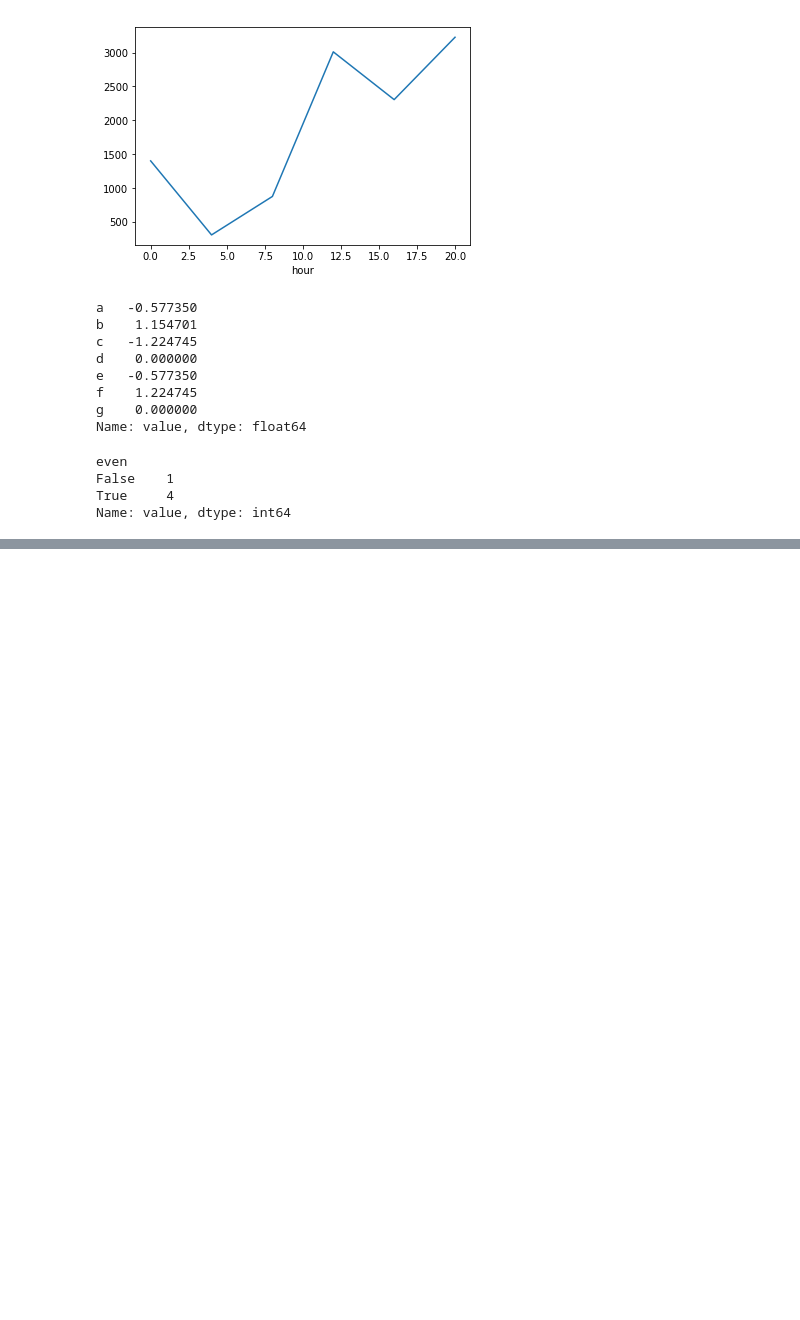
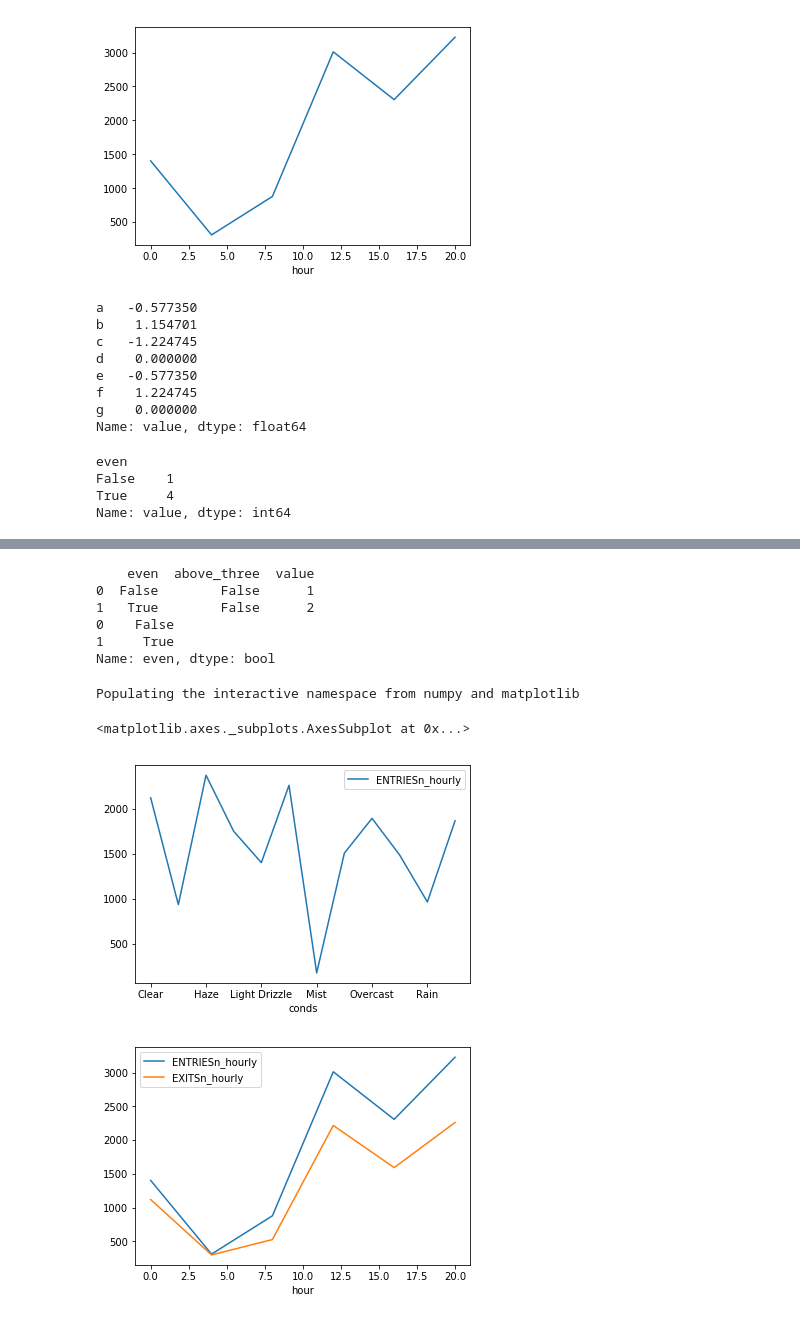
Before and after one commit to DiabloCC/UdacityCourse, a Jupyter notebook: p4/nyc_subway/ex2.ipynb, the cells around one changed output, grey strips where cells are left out. Saved outputs shown, nothing was run; the diff lists cells and outputs as text; code cells hidden in the pictures; blank space fills up the shorter version.

```diff
--- a/p4/nyc_subway/ex2.ipynb
+++ b/p4/nyc_subway/ex2.ipynb
@@ -912,0 +1031,35 @@ def get_hourly_entries_and_exits(entries_and_exits):
+# %%
+# groupby() with as_index=False
+if True:
+    first_even = example_df.groupby('even', as_index=False).first()
+    print first_even
+    print first_even['even'] # Now 'even' is still a column in the DataFrame
+# %% [output]
+    even  above_three  value
+0  False        False      1
+1   True        False      2
+0    False
+1     True
+Name: even, dtype: bool
+# %%
+filename = './nyc-subway-weather.csv'
+subway_df = pd.read_csv(filename)
+
+## Make a plot of your choice here showing something interesting about the subway data.
+## Matplotlib documentation here: http://matplotlib.org/api/pyplot_api.html
+## Once you've got something you're happy with, share it on the forums!
+my_df = subway_df[['UNIT','ENTRIESn_hourly','EXITSn_hourly','hour','day_week','conds','station']].copy()
+sorted_day_week = my_df.sort_values(by=['UNIT','day_week'], inplace=False)
+sorted_hour = my_df.sort_values(by=['UNIT','hour'],inplace=False)
+sorted_conds = my_df.sort_values(by=['UNIT','conds'],inplace=False)
+
+%pylab inline
+#my_df.groupby('day_week')[['ENTRIESn_hourly','EXITSn_hourly']].apply(np.mean).plot.hist()
+# print my_df.groupby('conds').groups
+my_df.groupby('conds')[['ENTRIESn_hourly']].apply(np.mean).plot()
+my_df.groupby('hour')[['ENTRIESn_hourly','EXITSn_hourly']].apply(np.mean).plot()
+# %% [output]
+Populating the interactive namespace from numpy and matplotlib
+<matplotlib.axes._subplots.AxesSubplot at 0x...>
+[figure, added]
+[figure, added]
```
Also changed, not shown: parts of 3 cells of this notebook, 3 other files.
